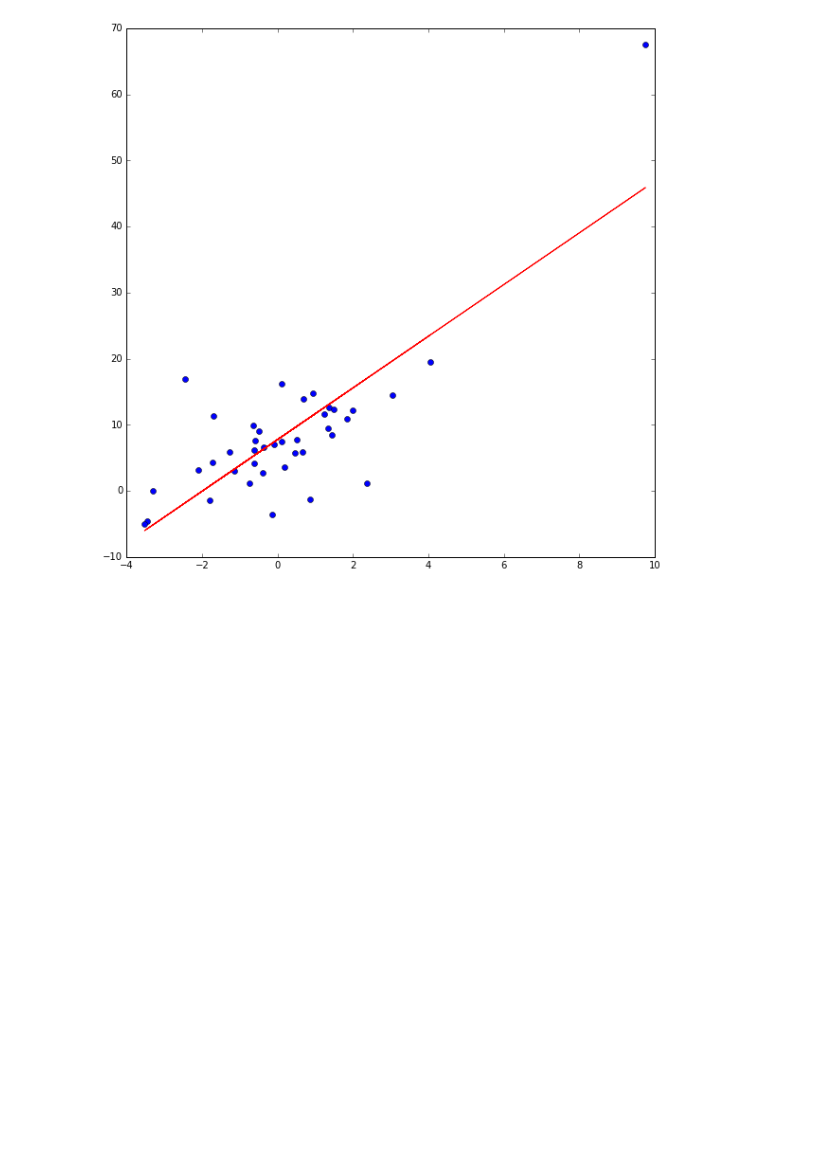
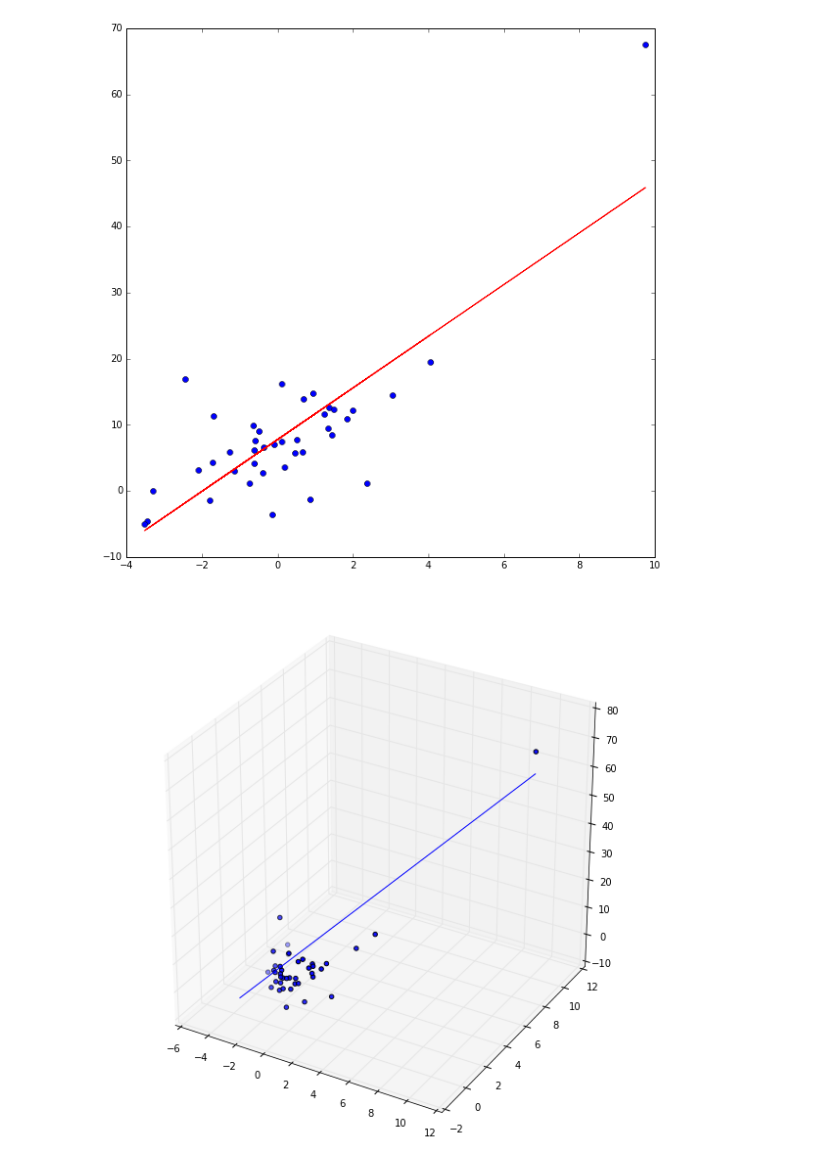
Before and after one commit to definability/statistical-analysis, a Jupyter notebook: Lab1/Lab1.ipynb, the cells around one changed output. Drawn from its saved outputs; the diff is of its cells as text; code cells hidden in the pictures; blank space fills up the shorter version.

Commit message:
Added estimate with residuum and 3D plot of new result

```diff
--- a/Lab1/Lab1.ipynb
+++ b/Lab1/Lab1.ipynb
@@ -32,4 +33,18 @@ plt.show()
 # %% [output]
 [figure]
 # %%
-residuum_correlation = corrcoef(residuum, sequences)[0][1:]
+best_residuum_regressor = corrcoef(residuum, sequences)[0][1:].argmax()
+r = sequences[best_residuum_regressor]
+# %%
+advanced_regression_coefficients = lstsq(vstack([x, r, ones(x.size)]).T, y)[0]
+c, d, e = advanced_regression_coefficients
+# %%
+fig = plt.figure()
+ax = fig.add_subplot(111, projection='3d')
+ax.scatter(x, r, y)
+x_grid=linspace(x.min(), x.max(), 100)
+r_grid=linspace(r.min(), r.max(), 100)
+ax.plot(x_grid, r_grid, c * x_grid + d * r_grid + e)
+plt.show()
+# %% [output]
+[figure, added]
```
Also changed, not shown: parts of 1 cell of this notebook.
